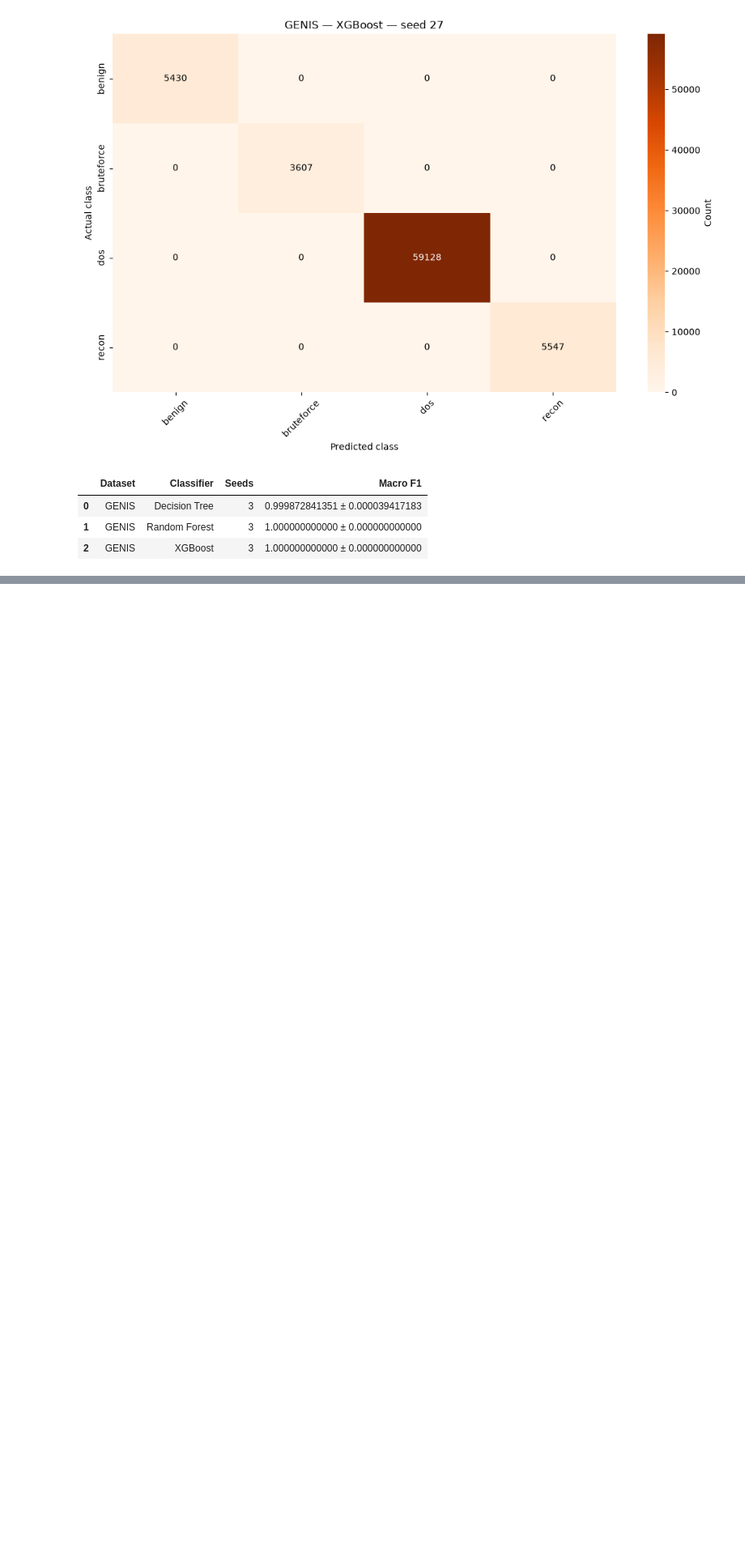
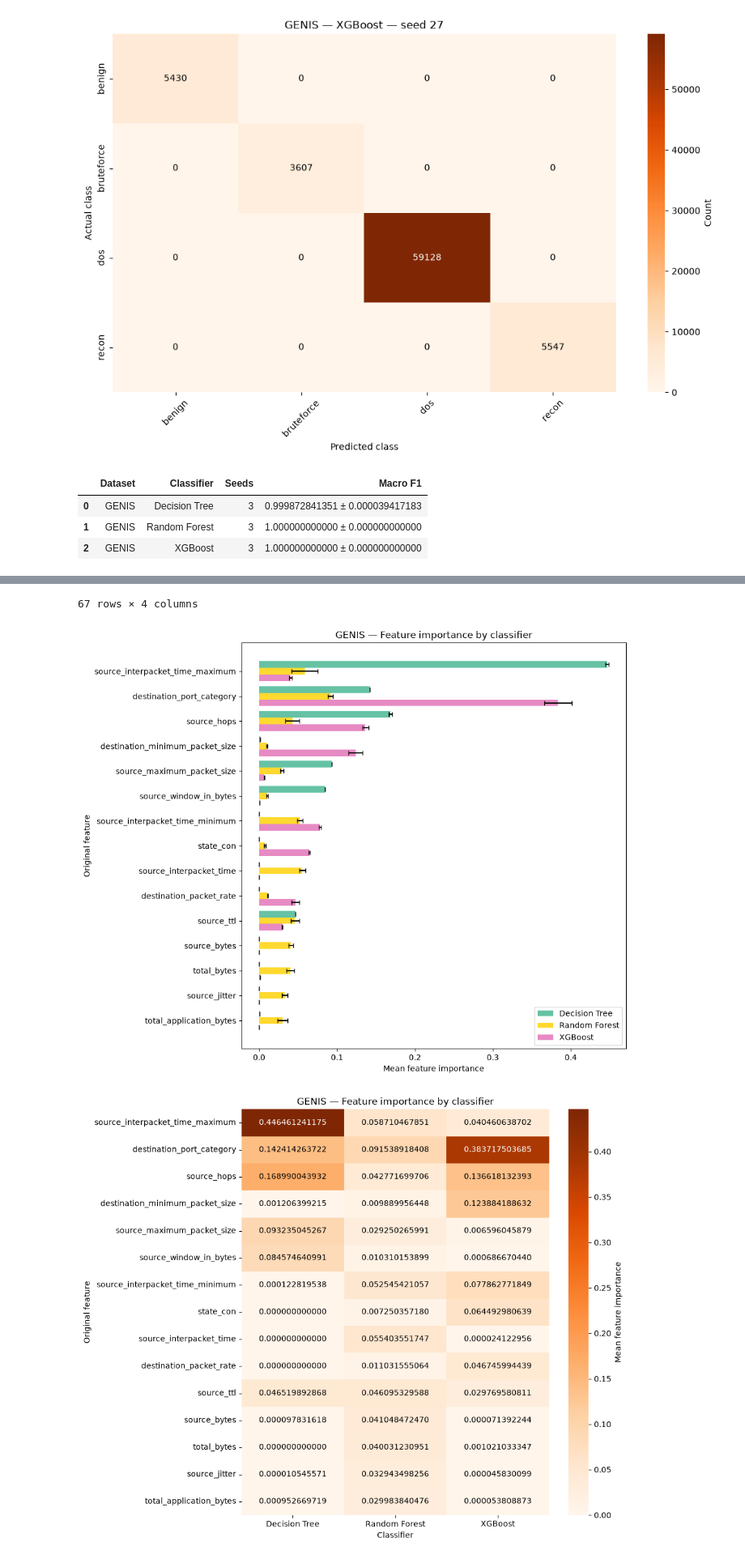
Before and after one commit to gabdumal/machine_learning_assignment, a Jupyter notebook: assignment/pipeline/genis_test.ipynb, the cells around one changed output, grey strips where cells are left out. Shown at 81% size. Saved outputs shown, nothing was run; the diff lists cells and outputs as text; code cells hidden in the pictures; blank space fills up the shorter version.

Commit message:
Display information regarding feature importance

```diff
--- a/assignment/pipeline/genis_test.ipynb
+++ b/assignment/pipeline/genis_test.ipynb
@@ -437,3 +442,57 @@ display(genis_primary_metric_summary)
 | 0 | GENIS | Decision Tree | 3 | 0.999872841351 ± 0.000039417183 |
 | 1 | GENIS | Random Forest | 3 | 1.000000000000 ± 0.000000000000 |
 | 2 | GENIS | XGBoost | 3 | 1.000000000000 ± 0.000000000000 |
+# %%
+# ============================================================================
+# Feature importance — aggregated across seeds
+# ============================================================================
+
+
+# ---------------------------------------------------------------------------
+# Compile seed-aggregated original-feature importances
+# ---------------------------------------------------------------------------
+
+genis_feature_importances = compile_dataset_feature_importances(
+    dataset_name=DATASET_NAME,
+    artifacts_directory=ARTIFACTS_DIRECTORY,
+)
+
+
+# ---------------------------------------------------------------------------
+# Feature-importance table
+# ---------------------------------------------------------------------------
+
+genis_feature_importance_table = prepare_dataset_feature_importance_table(
+    genis_feature_importances,
+)
+
+display(genis_feature_importance_table)
+
+
+# ---------------------------------------------------------------------------
+# Top feature importances by classifier
+# ---------------------------------------------------------------------------
+
+figure = plot_dataset_feature_importances(
+    feature_importances=genis_feature_importances,
+    title=f"{DATASET_NAME} — Feature importance by classifier",
+    top_n=DEFAULT_FEATURE_IMPORTANCE_TOP_N,
+)
+
+display(figure)
+plt.close(figure)
+
+
+# ---------------------------------------------------------------------------
+# Top feature-importance heatmap
+# ---------------------------------------------------------------------------
+
+figure = plot_dataset_feature_importance_heatmap(
+    feature_importances=genis_feature_importances,
+    title=f"{DATASET_NAME} — Feature importance by classifier",
+    top_n=DEFAULT_FEATURE_IMPORTANCE_TOP_N,
+)
+
+display(figure)
+plt.close(figure)
+# %% [output]
@@ -439,0 +511,3 @@ display(genis_primary_metric_summary)
+67 rows × 4 columns
+[figure, added]
+[figure, added]
```
Also changed, not shown: parts of 3 cells of this notebook, 2 other files.
